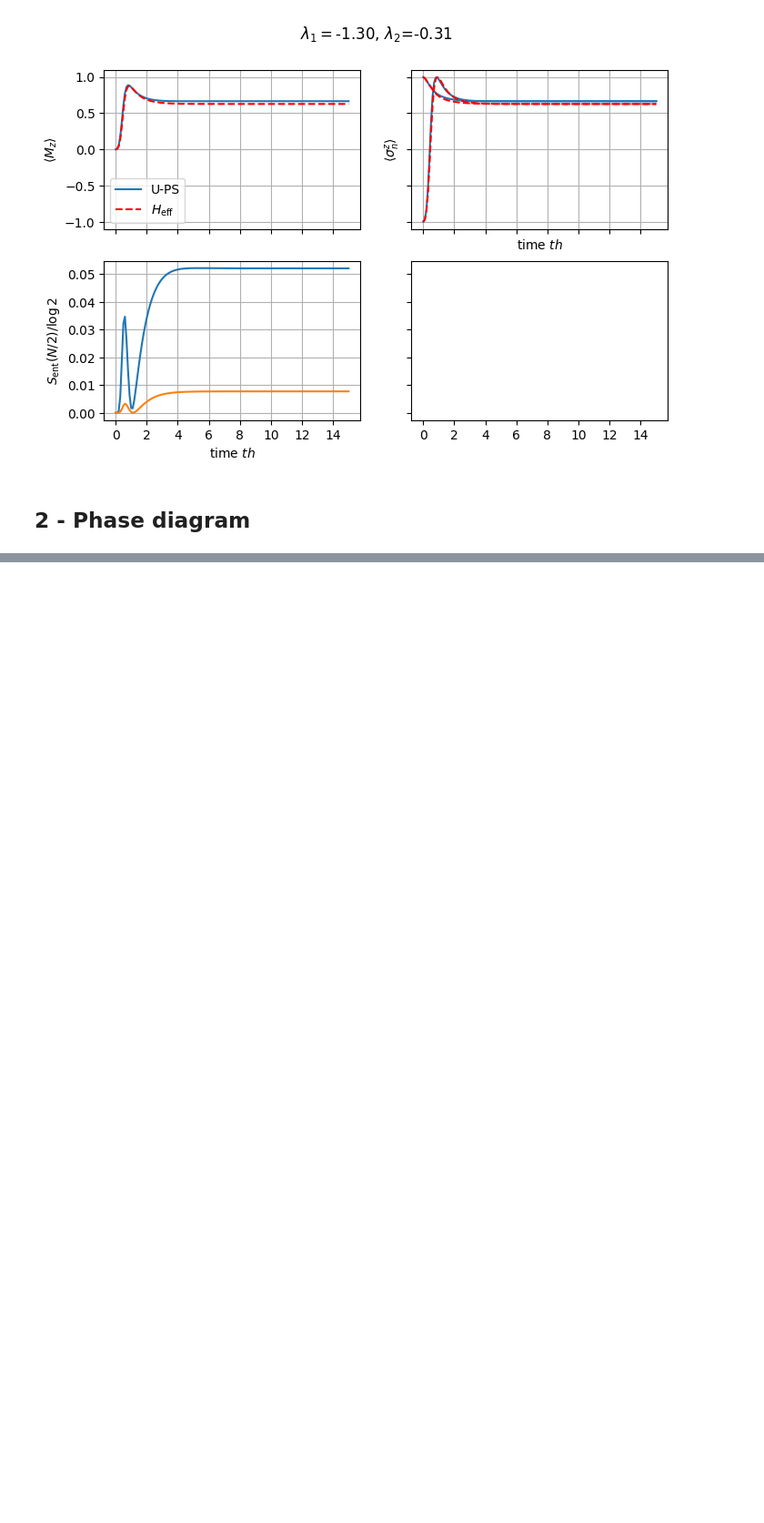
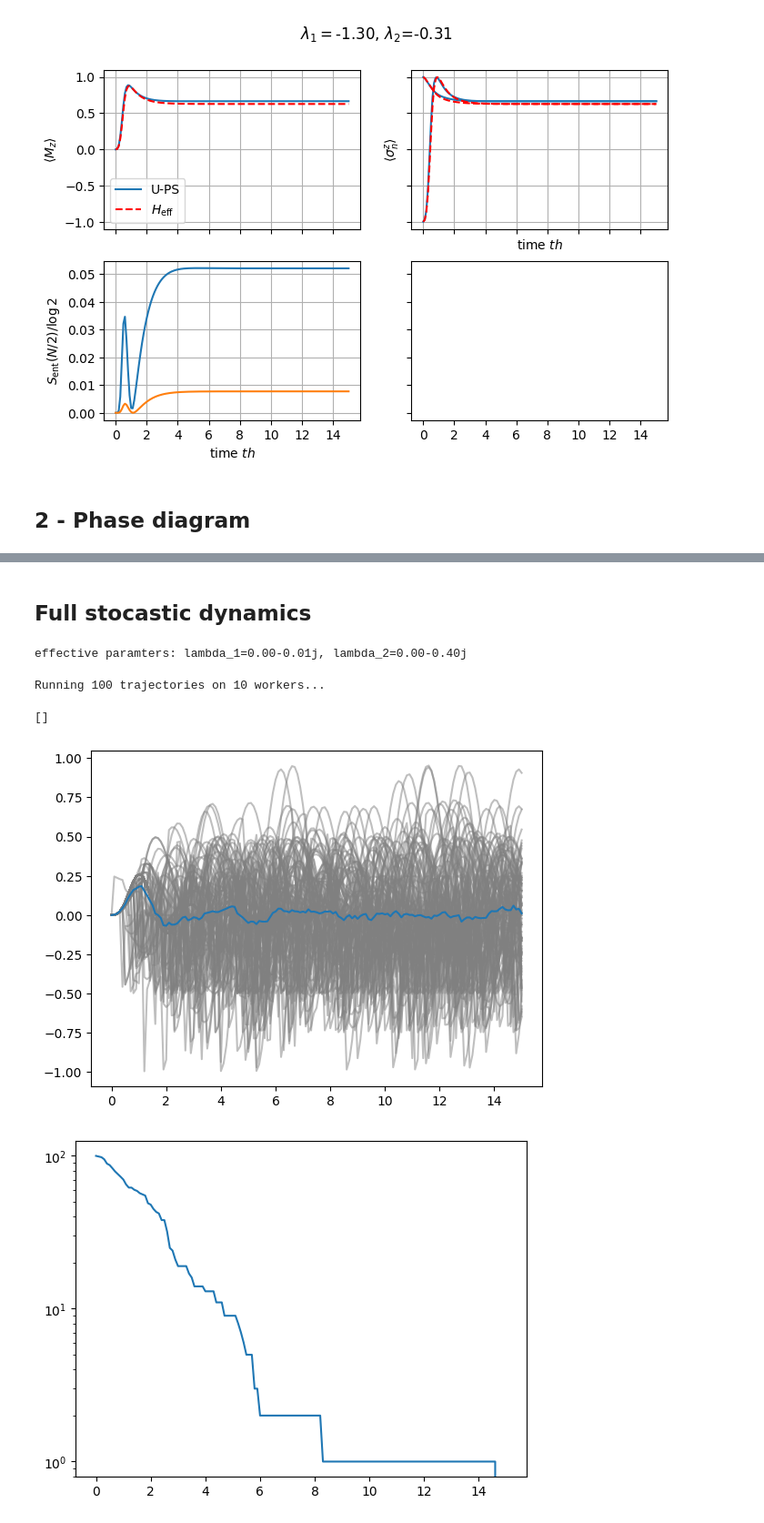
Before and after one commit to mwauters92/Non-hermitian-design, a Jupyter notebook: main.ipynb, the cells around one changed output, grey strips where cells are left out. Shown at 91% size. Drawn from its saved outputs; the diff is of its cells as text; code cells hidden in the pictures; blank space fills up the shorter version.

Commit message:
added full trajectory dynamics

```diff
--- a/main.ipynb
+++ b/main.ipynb
@@ -329,0 +347,48 @@ Text(0.5, 1.0, '$S_{\\rm ent}(N/2)$')
+# %% [markdown]
+## Full stocastic dynamics
+# %%
+N=4
+h, J, Omega= 1,4, 0.5
+tf = 15
+nstep = 150
+tvec = np.linspace(0,tf,nstep+1)
+rate = nstep/tf
+trand = poisson_times(tf,rate)
+
+#--- full Hamiltonian with measurements
+single_body_terms = [[h, ('x', 0, 1), None],[Omega, ('x', 1, 2), None] ]
+two_body_terms=[[J,('x', 1, 2), ('x', 1, 2)]]
+H_qutrit = build_hamiltonian(N,single_body_terms, two_body_terms)
+
+heff, lambda1, lambda2 = h, -1j*Omega**2/rate/4, -1j*J**2/rate/4
+print(f"effective paramters: lambda_1={lambda1:.2f}, lambda_2={lambda2:.2f}")
+psi0 = qt.basis([3]*N,n=[0,1]*(N//2))
+
+Z01 = embedded_pauli('z',0,1)
+e_evo = [embed_on_site(Z01,j,N) for j in range(N)]
+# %% [output]
+effective paramters: lambda_1=0.00-0.01j, lambda_2=0.00-0.40j
+# %%
+res=run_trajectories(H_qutrit, psi0, tvec, P,N, measured_sites=[j for j in range(N)],
+                     ntraj = 100, e_ops = e_evo,n_jobs=10)
+# %% [output]
+Running 100 trajectories on 10 workers...
+# %%
+def success_until_t(ps):
+    for ntr, traj in enumerate(ps):
+        for ist, pst in enumerate(traj):
+            if not pst:
+                traj[ist+1:]=False
+                continue
+        ps[ntr] = traj
+    return ps
+# %%
+plt.plot(tvec,np.array(res.expect_traj).mean(axis=0).T,c='gray',alpha=0.5);
+plt.plot(tvec,np.array(res.expect_mean).mean(axis=0))
+plt.figure()
+plt.plot(tvec,np.array(success_until_t(res.proj_traj)).sum(axis=0))
+plt.semilogy()
+# %% [output]
+[]
+[figure, added]
+[figure, added]
```
Also changed, not shown: parts of 9 cells of this notebook, 1 other file.
